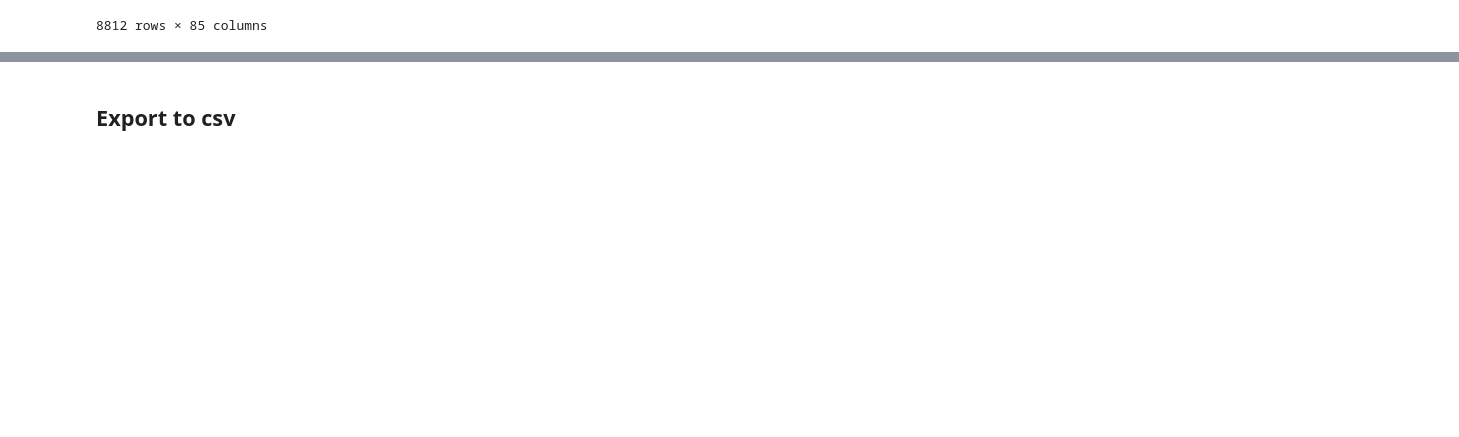
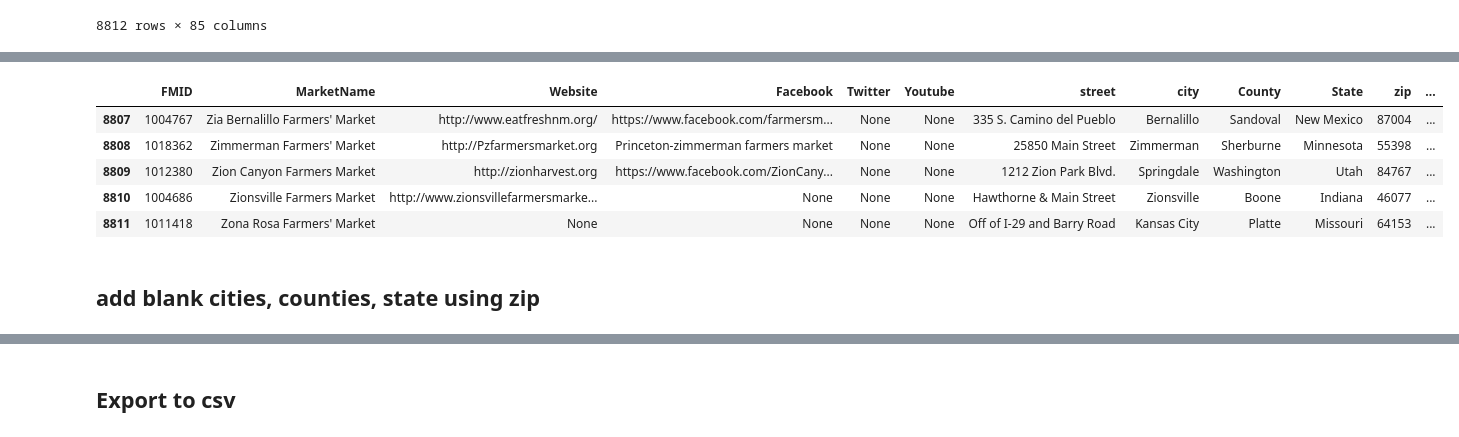
Before and after one commit to uxa/CS513-final-project, a Jupyter notebook: new/Pandas_All.ipynb, the cells around one changed output, grey strips where cells are left out. Drawn from its saved outputs; the diff is of its cells as text; code cells hidden in the pictures; blank space fills up the shorter version.

Commit message:
added city,state,zip,county

```diff
--- a/new/Pandas_All.ipynb
+++ b/new/Pandas_All.ipynb
@@ -1,6 +1,8 @@
 # %%
 import pandas as pd
 from datetime import datetime
+from uszipcode import SearchEngine
+search = SearchEngine(simple_zipcode=True)
 # %%
 df = pd.read_csv('Export.csv')
 pd.set_option("display.max.columns", None)
@@ -327,0 +332,11 @@ df
+# %%
+for index, value in df.iterrows():
+    zipcode = value['zip']
+    x = value['x']
+    y = value['y']
+    if zipcode == None:
+        try:
+            result = search.by_coordinates(y, x, radius=30, returns=1)
+            df['zip'][index] = result[0].zipcode
+        except:
+            pass
@@ -327,0 +384,11 @@ df
+# %%
+df.tail()
+# %% [output]
+|  | FMID | MarketName | Website | Facebook | Twitter | Youtube | street | city | County | State | zip | ... |
+| 8807 | 1004767 | Zia Bernalillo Farmers' Market | http://www.eatfreshnm.org/ | https://www.facebook.com/farmersm... | None | None | 335 S. Camino del Pueblo | Bernalillo | Sandoval | New Mexico | 87004 | ... |
+| 8808 | 1018362 | Zimmerman Farmers' Market | http://Pzfarmersmarket.org | Princeton-zimmerman farmers market | None | None | 25850 Main Street | Zimmerman | Sherburne | Minnesota | 55398 | ... |
+| 8809 | 1012380 | Zion Canyon Farmers Market | http://zionharvest.org | https://www.facebook.com/ZionCany... | None | None | 1212 Zion Park Blvd. | Springdale | Washington | Utah | 84767 | ... |
+| 8810 | 1004686 | Zionsville Farmers Market | http://www.zionsvillefarmersmarke... | None | None | None | Hawthorne & Main Street | Zionsville | Boone | Indiana | 46077 | ... |
+| 8811 | 1011418 | Zona Rosa Farmers' Market | None | None | None | None | Off of I-29 and Barry Road | Kansas City | Platte | Missouri | 64153 | ... |
+# %% [markdown]
+## add blank cities, counties, state using zip
```
Also changed, not shown: parts of 5 cells of this notebook, 1 other file.
